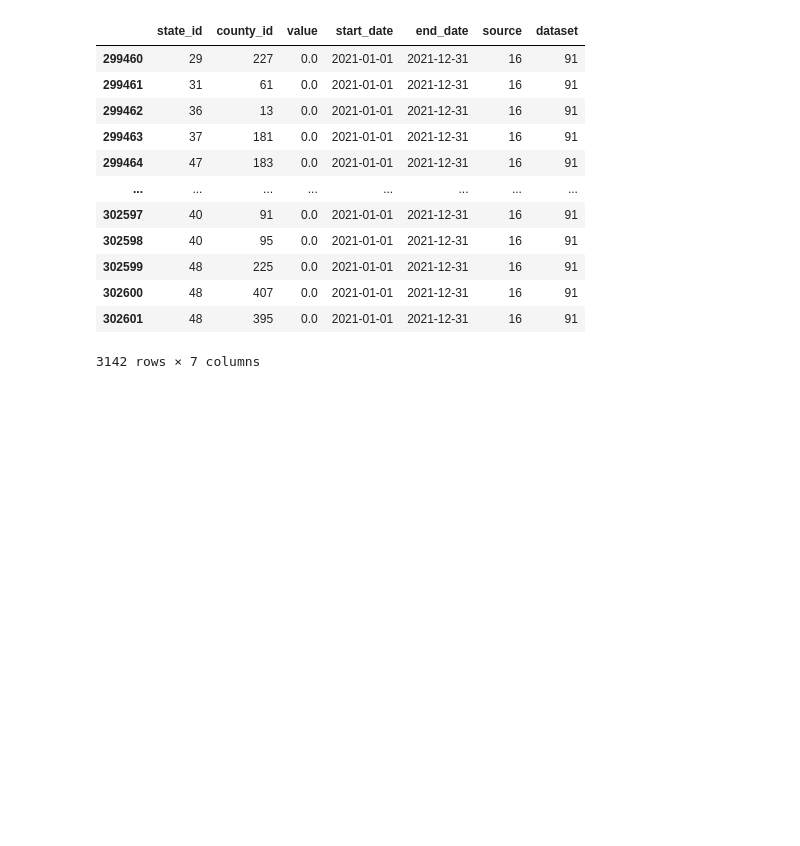
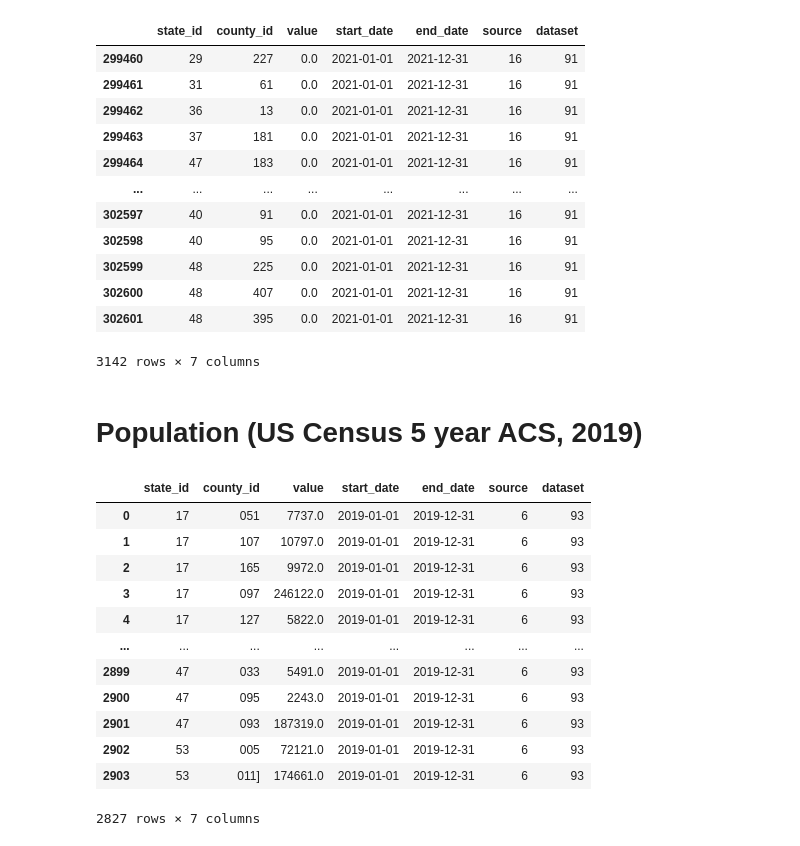
Before and after one commit to cypressf/climate-map-tests, a Jupyter notebook: reformat-for-database/reformat-data.ipynb, the cells around one changed output. Drawn from its saved outputs; the diff is of its cells as text; code cells hidden in the pictures; blank space fills up the shorter version.

Commit message:
Add raw 2019 population

```diff
--- a/reformat-for-database/reformat-data.ipynb
+++ b/reformat-for-database/reformat-data.ipynb
@@ -215,3 +215,27 @@ data
 | 302600 | 48 | 407 | 0.0 | 2021-01-01 | 2021-12-31 | 16 | 91 |
 | 302601 | 48 | 395 | 0.0 | 2021-01-01 | 2021-12-31 | 16 | 91 |
 3142 rows × 7 columns
+# %% [markdown]
+# Population (US Census 5 year ACS, 2019)
+# %%
+data = load_data("input/population_2019.csv")
+data["start_date"] = "2019-01-01"
+data["end_date"] = "2019-12-31"
+data["source"] = 6 # US Census Bureau
+data["dataset"] = 93 # population
+data = save_data(data, "output/population_reformatted.csv")
+data
+# %% [output]
+|  | state_id | county_id | value | start_date | end_date | source | dataset |
+| 0 | 17 | 051 | 7737.0 | 2019-01-01 | 2019-12-31 | 6 | 93 |
+| 1 | 17 | 107 | 10797.0 | 2019-01-01 | 2019-12-31 | 6 | 93 |
+| 2 | 17 | 165 | 9972.0 | 2019-01-01 | 2019-12-31 | 6 | 93 |
+| 3 | 17 | 097 | 246122.0 | 2019-01-01 | 2019-12-31 | 6 | 93 |
+| 4 | 17 | 127 | 5822.0 | 2019-01-01 | 2019-12-31 | 6 | 93 |
+| ... | ... | ... | ... | ... | ... | ... | ... |
+| 2899 | 47 | 033 | 5491.0 | 2019-01-01 | 2019-12-31 | 6 | 93 |
+| 2900 | 47 | 095 | 2243.0 | 2019-01-01 | 2019-12-31 | 6 | 93 |
+| 2901 | 47 | 093 | 187319.0 | 2019-01-01 | 2019-12-31 | 6 | 93 |
+| 2902 | 53 | 005 | 72121.0 | 2019-01-01 | 2019-12-31 | 6 | 93 |
+| 2903 | 53 | 011] | 174661.0 | 2019-01-01 | 2019-12-31 | 6 | 93 |
+2827 rows × 7 columns
```
Also changed, not shown: 1 other file.
